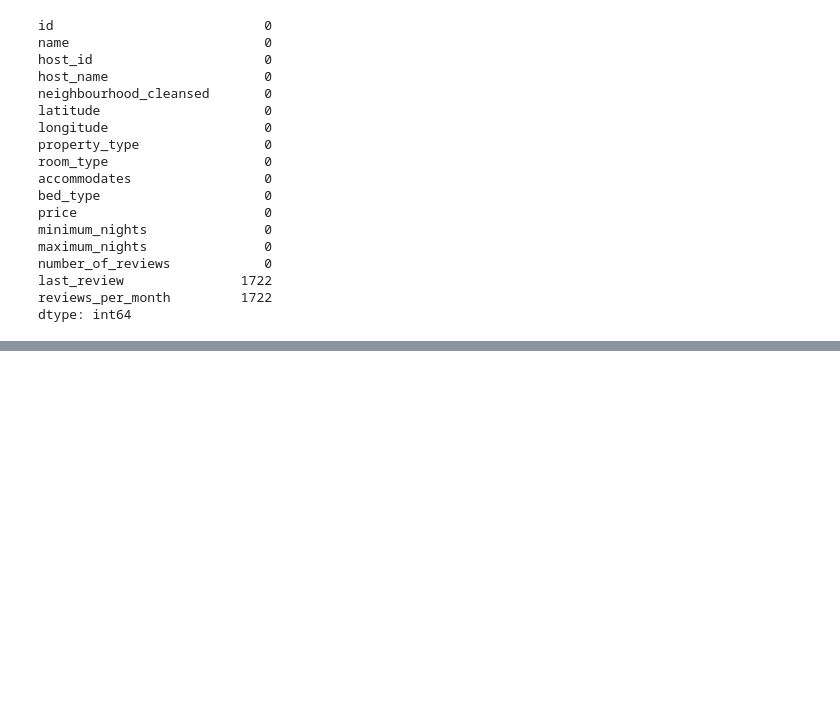
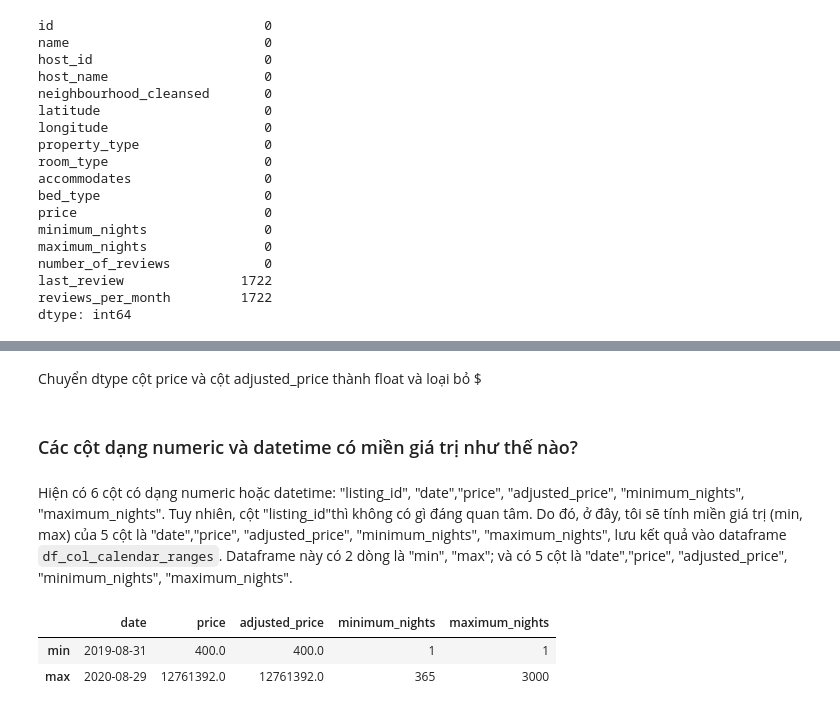
Before and after one commit to Tuyetmayy2410/LTKHDL_FinalProject, a Jupyter notebook: 1712892-NguyenThiTuyet.ipynb, the cells around one changed output, grey strips where cells are left out. Cells and saved outputs as stored; diff of their text form; code cells hidden in the pictures; blank space fills up the shorter version.

Commit message:
Update Data Mining 2

```diff
--- a/1712892-NguyenThiTuyet.ipynb
+++ b/1712892-NguyenThiTuyet.ipynb
@@ -214,0 +265,23 @@ dtype: int64
+# %%
+df_ABCalendar['date'] = pd.to_datetime(df_ABCalendar['date'])
+# %% [markdown]
+Chuyển dtype cột price và cột adjusted_price thành float và loại bỏ $
+# %%
+df_ABCalendar["price"] = df_ABCalendar["price"].str.replace("[$, ]", "").astype(float)
+df_ABCalendar["adjusted_price"] = df_ABCalendar["adjusted_price"].str.replace("[$, ]", "").astype(float)
+# %% [markdown]
+### Các cột dạng numeric và datetime có miền giá trị như thế nào?
+# %% [markdown]
+Hiện có 6 cột có dạng numeric hoặc datetime: "listing_id", "date","price", "adjusted_price", "minimum_nights", "maximum_nights". Tuy nhiên, cột "listing_id"thì không có gì đáng quan tâm. Do đó, ở đây, tôi sẽ tính miền giá trị (min, max) của 5 cột là "date","price", "adjusted_price", "minimum_nights", "maximum_nights", lưu kết quả vào dataframe `df_col_calendar_ranges`. Dataframe này có 2 dòng là "min", "max"; và có 5 cột là "date","price", "adjusted_price", "minimum_nights", "maximum_nights".
+# %%
+df_col_calendar_ranges = {'date': pd.Series([df_ABCalendar['date'].min(), df_ABCalendar['date'].max()], index=['min','max']),
+                          'price': pd.Series([df_ABCalendar['price'].min(),df_ABCalendar['price'].max()], index=['min','max']),
+                          'adjusted_price': pd.Series([df_ABCalendar['adjusted_price'].min(), df_ABCalendar['adjusted_price'].max()], index=['min','max']),
+                          'minimum_nights': pd.Series([df_ABCalendar['minimum_nights'].min(), df_ABCalendar['minimum_nights'].max()], index=['min','max']),
+                          'maximum_nights': pd.Series([df_ABCalendar['maximum_nights'].min(), df_ABCalendar['maximum_nights'].max()], index=['min','max'])}
+df_col_calendar_ranges = pd.DataFrame(df_col_calendar_ranges)
+df_col_calendar_ranges
+# %% [output]
+|  | date | price | adjusted_price | minimum_nights | maximum_nights |
+| min | 2019-08-31 | 400.0 | 400.0 | 1 | 1 |
+| max | 2020-08-29 | 12761392.0 | 12761392.0 | 365 | 3000 |
```
Also changed, not shown: parts of 15 cells of this notebook.
